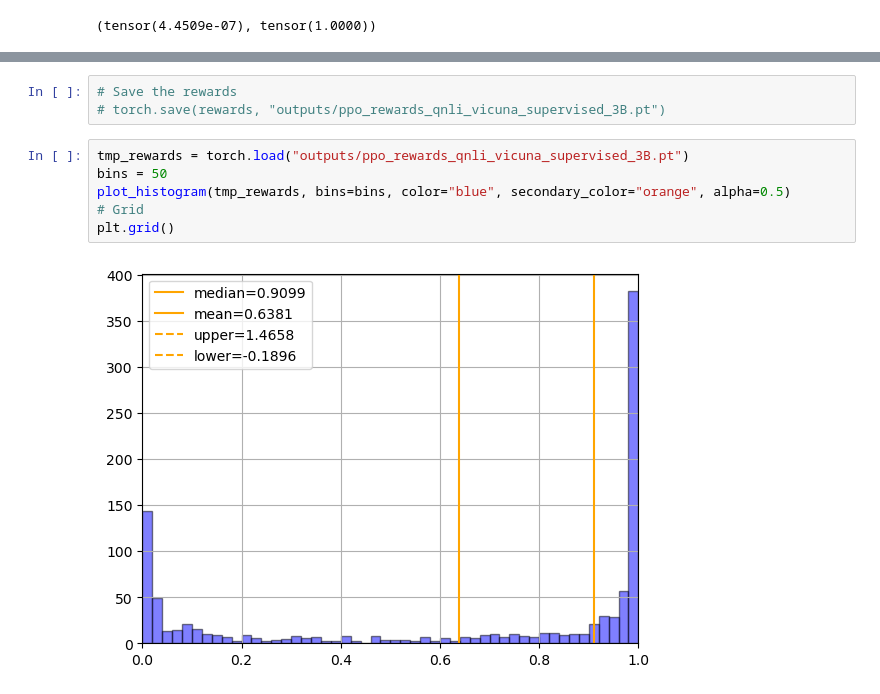
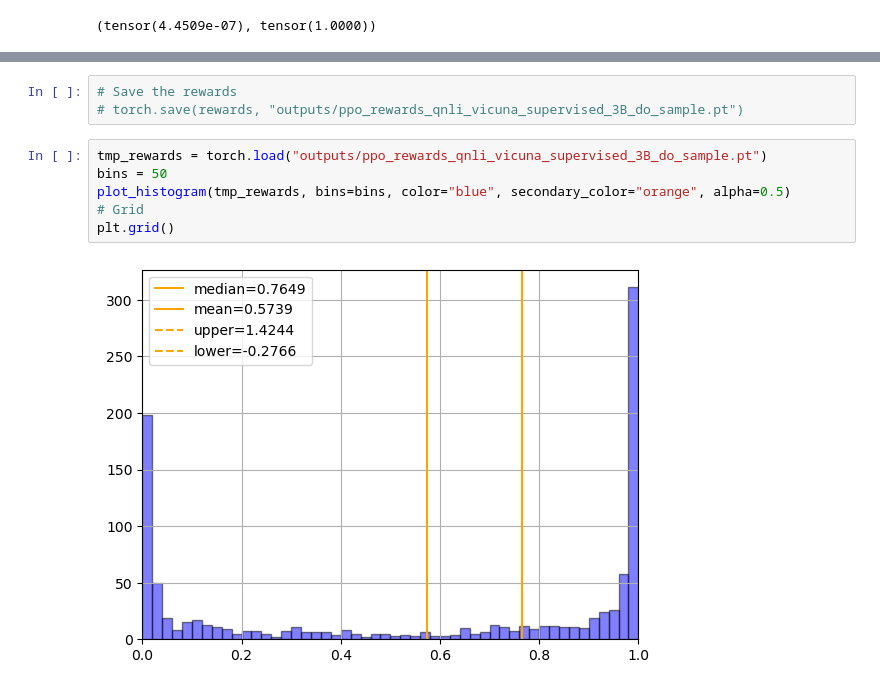
Before and after one commit to AugustasMacijauskas/mlmi-thesis, a Jupyter notebook: src/ppo/sandbox/get_rewards_baseline_qnli.ipynb, the cells around one changed output, grey strips where cells are left out. Drawn from its saved outputs; the diff is of its cells as text.

Commit message:
Maybe do_sample True will work?

```diff
--- a/src/ppo/sandbox/get_rewards_baseline_qnli.ipynb
+++ b/src/ppo/sandbox/get_rewards_baseline_qnli.ipynb
@@ -308,11 +345,11 @@ plt.grid()
 # %%
 # Save the rewards
-# torch.save(rewards, "outputs/ppo_rewards_qnli_vicuna_supervised_3B.pt")
+# torch.save(rewards, "outputs/ppo_rewards_qnli_vicuna_supervised_3B_do_sample.pt")
 # %%
-tmp_rewards = torch.load("outputs/ppo_rewards_qnli_vicuna_supervised_3B.pt")
+tmp_rewards = torch.load("outputs/ppo_rewards_qnli_vicuna_supervised_3B_do_sample.pt")
 bins = 50
 plot_histogram(tmp_rewards, bins=bins, color="blue", secondary_color="orange", alpha=0.5)
 # Grid
 plt.grid()
 # %% [output]
-[figure, old version]
+[figure, new version]
```
Also changed, not shown: parts of 10 cells of this notebook, 8 other files.
